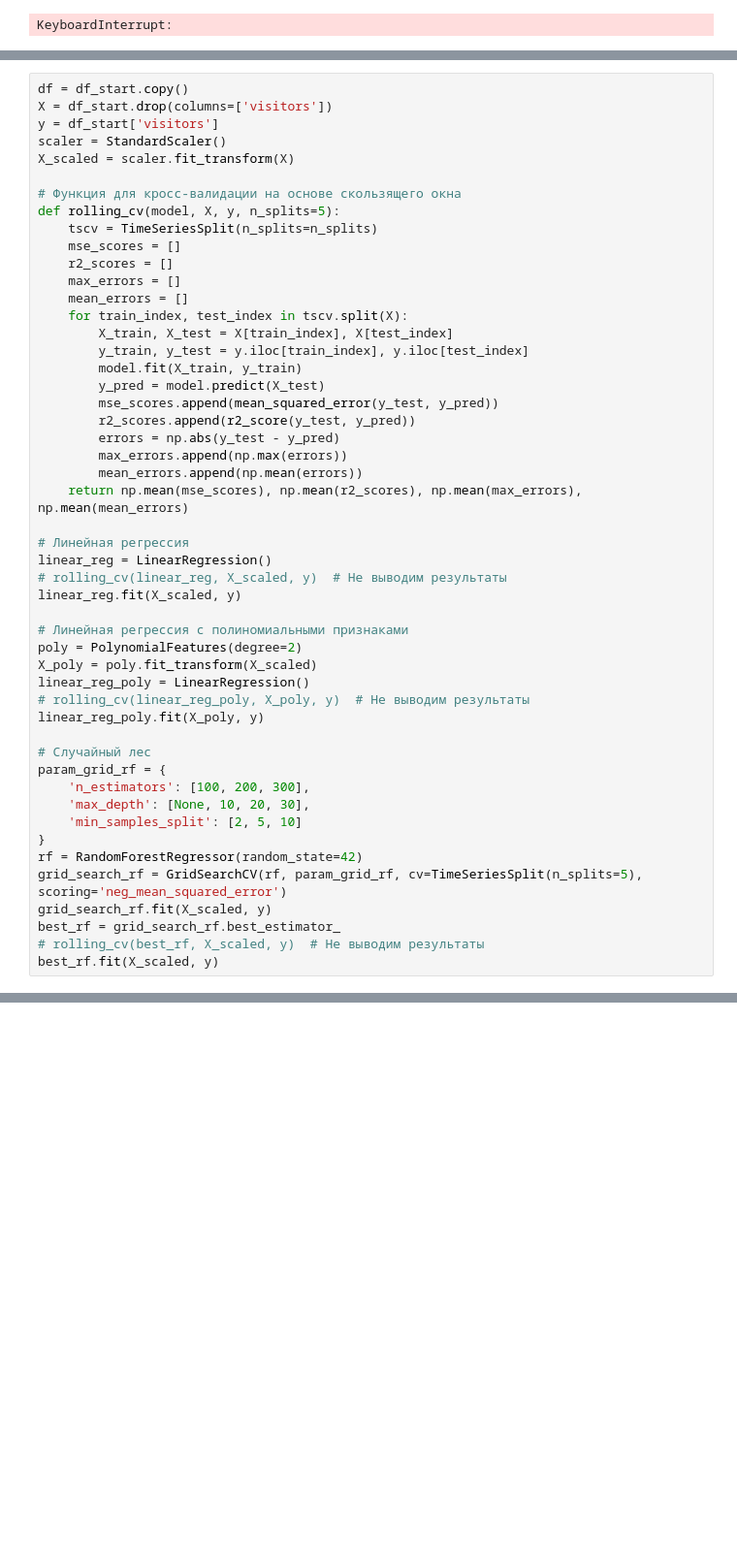
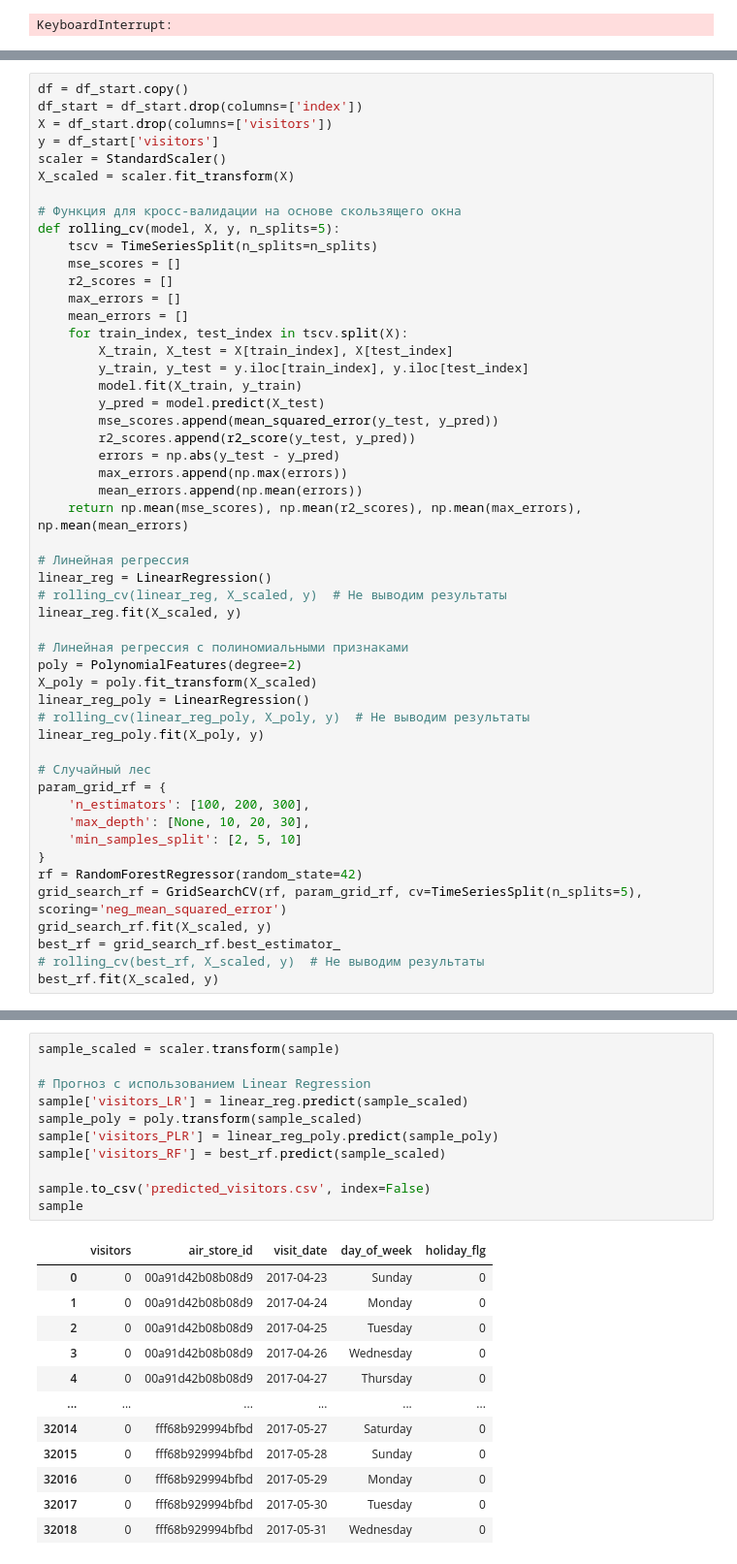
Before and after one commit to FEDOROV-ALEXANDER/ML_kurs2022, a Jupyter notebook: Homework/Homework2024/homework2024.ipynb, the cells around one changed output, grey strips where cells are left out. Shown at 97% size. Drawn from its saved outputs; the diff is of its cells as text; blank space fills up the shorter version.

Commit message:
подготовил часть с прогнозом

```diff
--- a/Homework/Homework2024/homework2024.ipynb
+++ b/Homework/Homework2024/homework2024.ipynb
@@ -1052,5 +1049,6 @@ KeyboardInterrupt:
 # %%
 df = df_start.copy()
+df_start = df_start.drop(columns=['index'])
 X = df_start.drop(columns=['visitors'])
 y = df_start['visitors']
 scaler = StandardScaler()
@@ -1103,0 +1161,24 @@ sample = pd.read_csv('recruit-restaurant-visitor-forecasting/sample_submission.c
+# %%
+sample_scaled = scaler.transform(sample)
+
+# Прогноз с использованием Linear Regression
+sample['visitors_LR'] = linear_reg.predict(sample_scaled)
+sample_poly = poly.transform(sample_scaled)
+sample['visitors_PLR'] = linear_reg_poly.predict(sample_poly)
+sample['visitors_RF'] = best_rf.predict(sample_scaled)
+
+sample.to_csv('predicted_visitors.csv', index=False)
+sample
+# %% [output]
+|  | visitors | air_store_id | visit_date | day_of_week | holiday_flg |
+| 0 | 0 | 00a91d42b08b08d9 | 2017-04-23 | Sunday | 0 |
+| 1 | 0 | 00a91d42b08b08d9 | 2017-04-24 | Monday | 0 |
+| 2 | 0 | 00a91d42b08b08d9 | 2017-04-25 | Tuesday | 0 |
+| 3 | 0 | 00a91d42b08b08d9 | 2017-04-26 | Wednesday | 0 |
+| 4 | 0 | 00a91d42b08b08d9 | 2017-04-27 | Thursday | 0 |
+| ... | ... | ... | ... | ... | ... |
+| 32014 | 0 | fff68b929994bfbd | 2017-05-27 | Saturday | 0 |
+| 32015 | 0 | fff68b929994bfbd | 2017-05-28 | Sunday | 0 |
+| 32016 | 0 | fff68b929994bfbd | 2017-05-29 | Monday | 0 |
+| 32017 | 0 | fff68b929994bfbd | 2017-05-30 | Tuesday | 0 |
+| 32018 | 0 | fff68b929994bfbd | 2017-05-31 | Wednesday | 0 |
```
Also changed, not shown: parts of 26 cells of this notebook.
